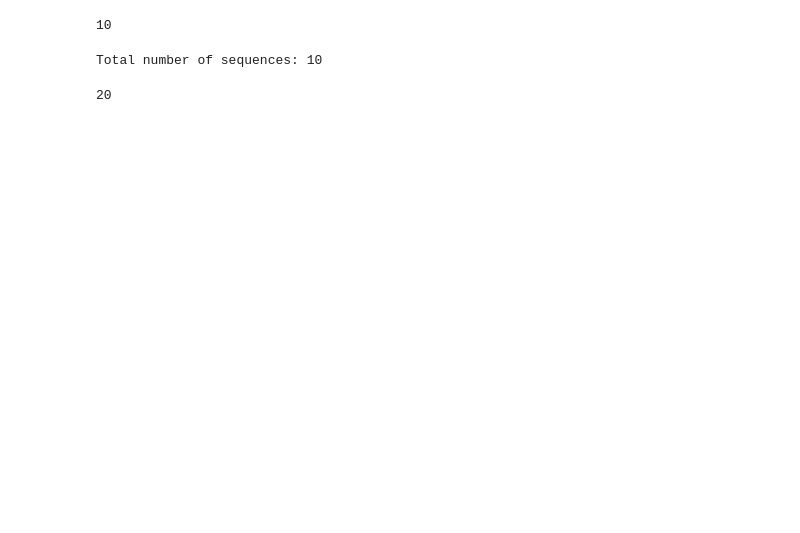
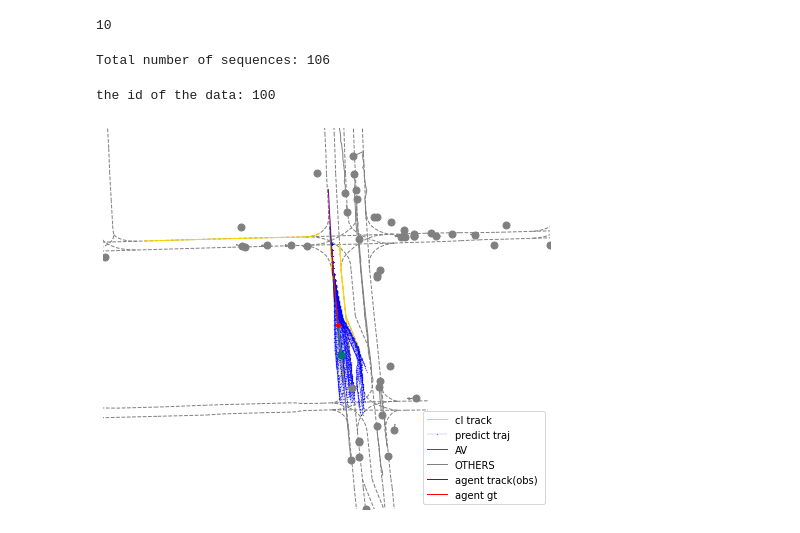
Before and after one commit to SHITIANYU-hue/LaneGCN, a Jupyter notebook: analyze.ipynb, the cells around one changed output. Saved outputs shown, nothing was run; the diff lists cells and outputs as text; code cells hidden in the pictures; blank space fills up the shorter version.

```diff
--- a/analyze.ipynb
+++ b/analyze.ipynb
@@ -29,11 +29,17 @@ len(data)
 from argoverse.data_loading.argoverse_forecasting_loader import ArgoverseForecastingLoader
 from utils.others import process_input, process_xy, sample_speed, process_xy_back, get_direction, prediction,generate_offset,convert_to_frenet,close_list_index,cal_dist
 ##set root_dir to the correct path to your dataset folder
-root_dir = '/home/qcraft/code/LaneGCN/dataset_small/test_obs/data'
+root_dir = '/home/qcraft/code/LaneGCN/dataset_small/train/data'
 
 afl = ArgoverseForecastingLoader(root_dir)
 
 print('Total number of sequences:',len(afl))
 # %% [output]
-Total number of sequences: 10
+Total number of sequences: 106
+# %%
+id=100
+argoid=data[id]['argo_id']
+print('the id of the data:', id)
+# %% [output]
+the id of the data: 100
 # %%
@@ -41,6 +47,6 @@ seq_path = f"{root_dir}/1648.csv"
 data2=afl.get(seq_path).seq_df
 city_name_, data_= process_input(data2)
-# %%
-print(len(data_))
-# %% [output]
-20
+# %%
+viz_sequence(data2, predict_cl=data[id]['dfs'],predict_tj=data[id]['trj'],show=True,show_predict_cl=True,show_predict_tj=True)
+# %% [output]
+[figure, added]
```
Also changed, not shown: parts of 6 cells of this notebook.
